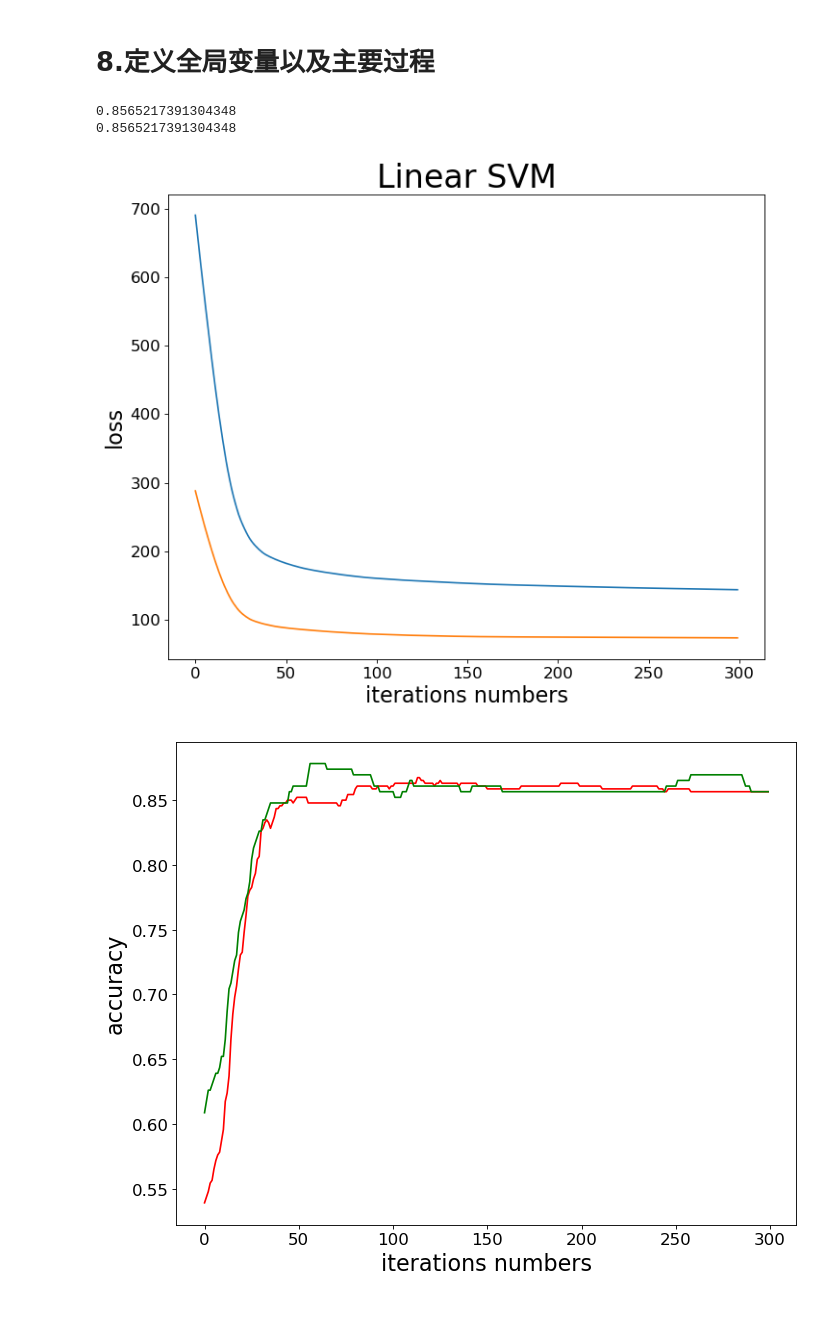
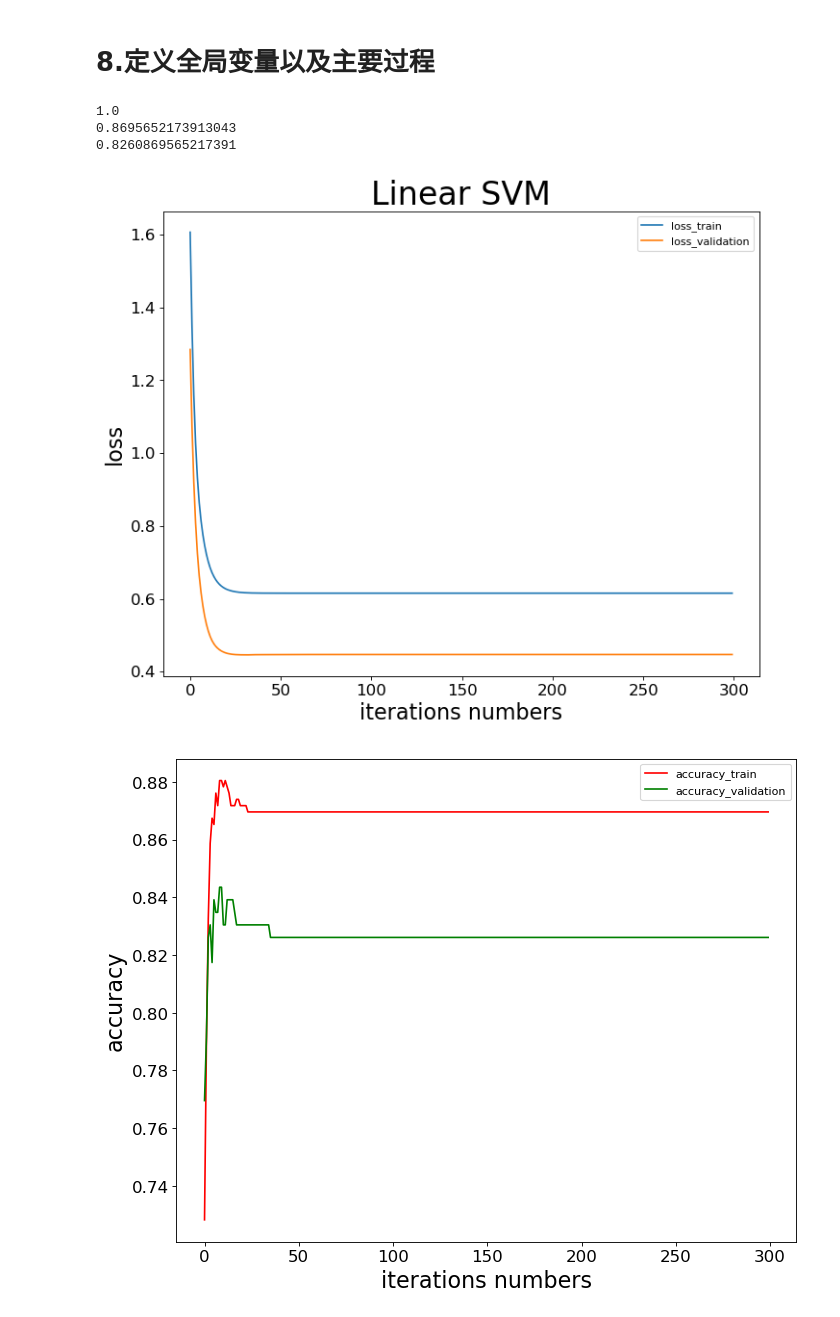
Before and after one commit to Rachelint/MLeperiment, a Jupyter notebook: ClassificationExperiment.ipynb, the cells around one changed output. Saved outputs shown, nothing was run; the diff lists cells and outputs as text; code cells hidden in the pictures.

```diff
--- a/ClassificationExperiment.ipynb
+++ b/ClassificationExperiment.ipynb
@@ -17,15 +17,23 @@ import math as m
 def dataLoader(file):
     global amountOfData
     global n_features
+    global C
+    global rateOfValidation
+    global amountOfValidation
+    global amountOfTrain
+    #如果是回归，则没有C
 
     #获取数据
     x_temp,y_temp = ds.load_svmlight_file(file)
 
     #获取数据量&特征个数
     amountOfData = x_temp.shape[0]
+    amountOfValidation = m.ceil( amountOfData * rateOfValidation )
+    amountOfTrain = amountOfData - amountOfValidation
 
     n_features = x_temp.shape[1] + 1
 
+    C = C / amountOfTrain
     #由于x_train是稀疏矩阵，而y_train是n维矩阵，作为初学者将其统一为ndarray处理
     x_temp = np.array( x_temp.todense() )
 
@@ -151,7 +159,7 @@ def draw():
 
     plt.plot( x_it_num, y_train_loss, label='loss_train' )
     plt.plot( x_it_num, y_validation_loss, label='loss_validation' )
-
+    plt.legend()
 
     plt.figure(figsize=(10,8), dpi=80)
     plt.xticks(fontsize=15)
@@ -160,8 +168,8 @@ def draw():
     plt.xlabel( 'iterations numbers', fontsize=20 )
     plt.ylabel( 'accuracy', fontsize=20 )
 
-    plt.plot( x_it_num, accuracy_vectort, color='red' )
-    plt.plot( x_it_num, accuracy_vectorv, color='green' )
+    plt.plot( x_it_num, accuracy_vectort, color='red', label='accuracy_train' )
+    plt.plot( x_it_num, accuracy_vectorv, color='green', label='accuracy_validation' )
 
     plt.legend()
     plt.show()
@@ -171,40 +179,44 @@ def draw():
 # 定义全局变量
 #数据shape和amount相关全局变量
 amountOfData = 0
+amountOfTrain = 0
+amountOfValidation = 0
 
 rateOfValidation = 1/3
 
 n_features = 0
 
 #迭代次数it_num,惩罚系数C，学习率lr，权值W，
 it_num = 3000
 C = 1
-lr = 0.00001
+#C应考虑训练数据量，所以在读取函数中更新
+lr = 0.01
 W = 0 #在优化函数中才能初始化
 
 #作图x,y相关列表（采用列表方式）
 amountOfPoints = 300
 quotient = it_num // amountOfPoints
 #主要是为了方便。。。请保证这个it_num能被amountOfPoints整除
 x_it_num = np.arange(amountOfPoints)
 y_train_loss = np.linspace(1,20,amountOfPoints)
 y_validation_loss = np.linspace(1,20,amountOfPoints)
 accuracy_vectort = np.linspace(1,20,amountOfPoints)
 accuracy_vectorv = np.linspace(1,20,amountOfPoints)
 #主函数部分
 #读取数据&分割数据
 x_source,y_source = dataLoader('D:/austrilian.txt')
 x_train,x_validation,y_train,y_validation = dataSpliter(x_source,y_source)
 
 #进行优化
 optimizier(x_train,x_validation,y_train,y_validation)
 
 print(accuracy(x_train,y_train))
 print(accuracy(x_validation,y_validation))
 #画图
 draw()
 # %% [output]
-0.8565217391304348
-0.8565217391304348
+1.0
+0.8695652173913043
+0.8260869565217391
-[figure, old version]
+[figure, new version]
-[figure, old version]
+[figure, new version]
```
